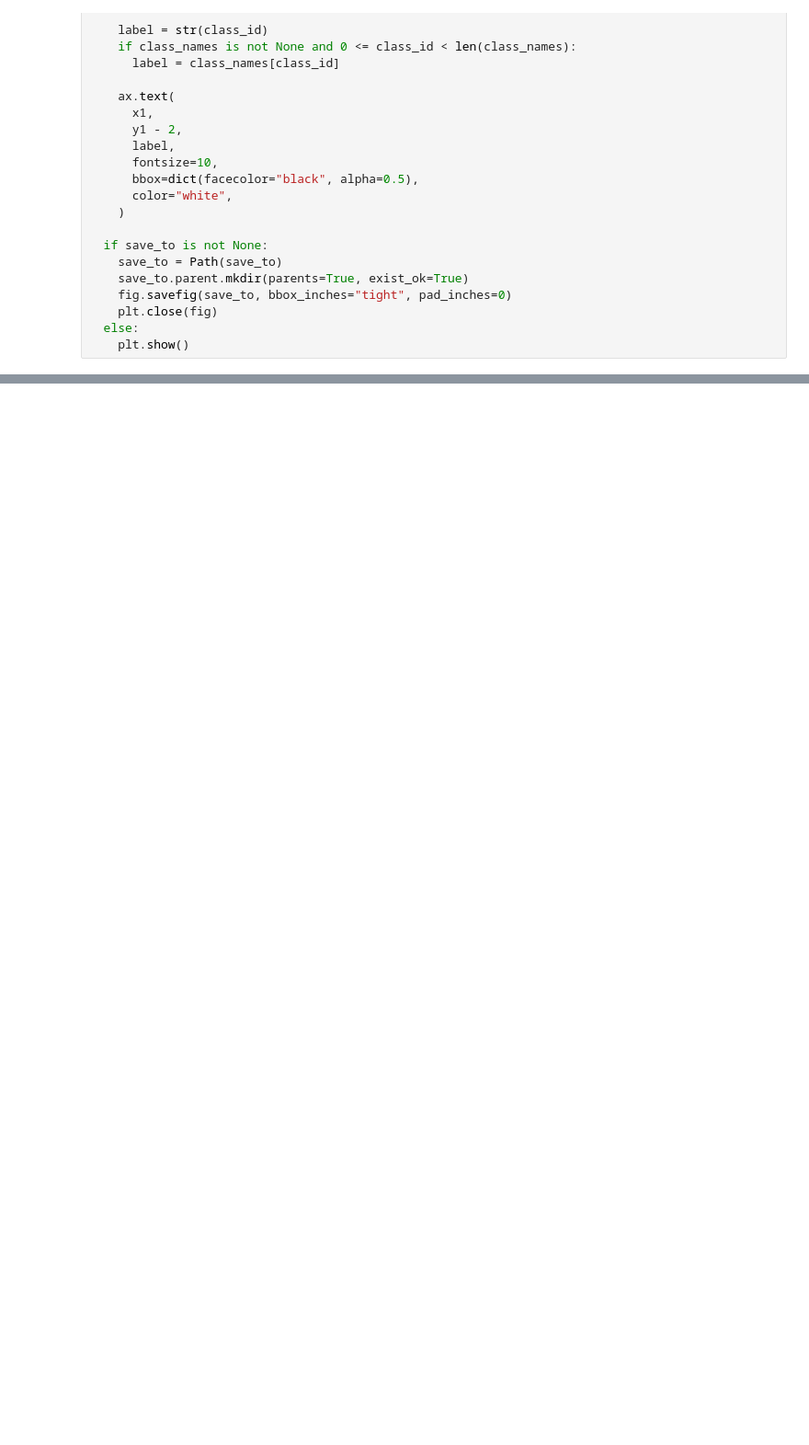
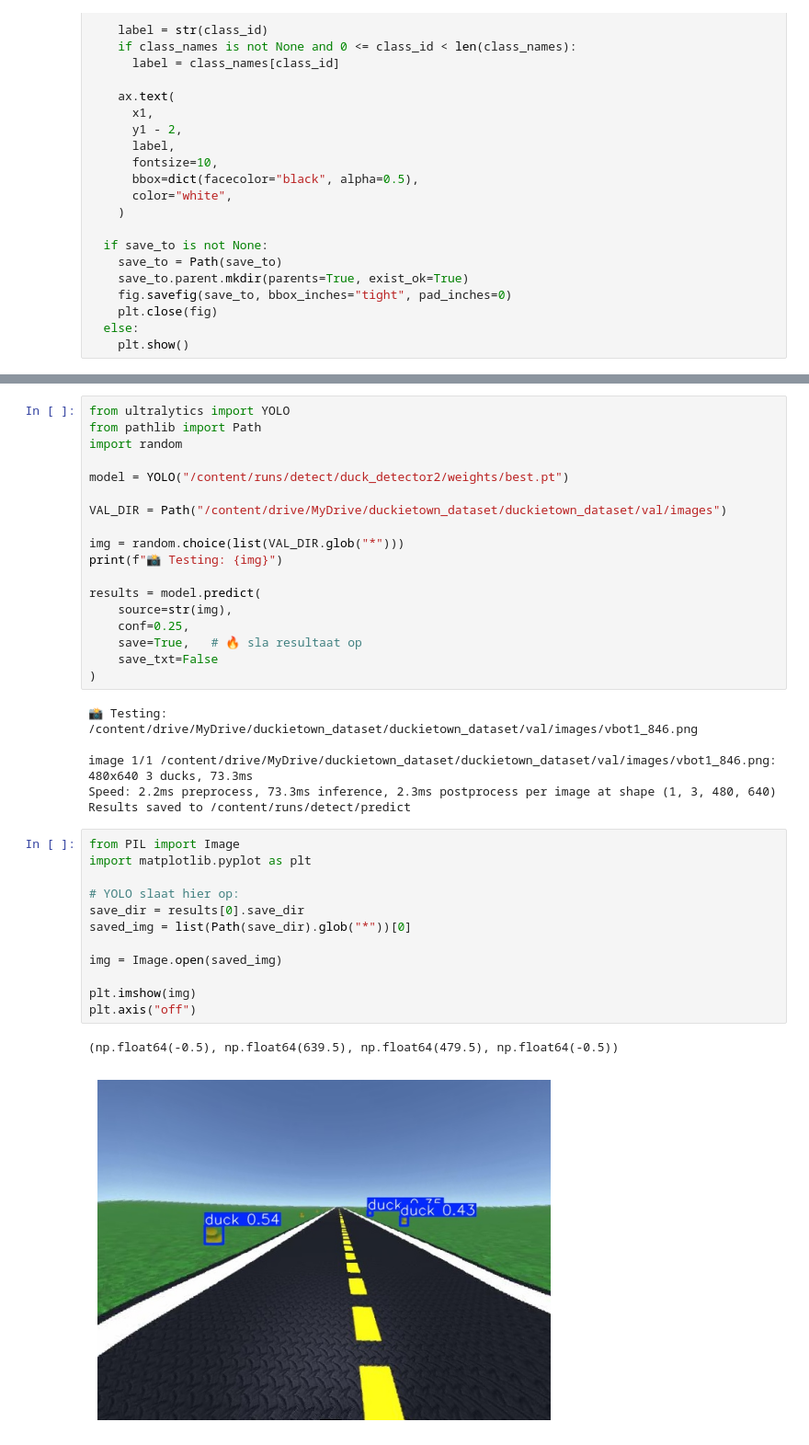
Before and after one commit to Tizianovdzwet/selfdriving_portfolio, a Jupyter notebook: Mainv2.ipynb, the cells around one changed output, grey strips where cells are left out. Shown at 92% size. Drawn from its saved outputs; the diff is of its cells as text; blank space fills up the shorter version.

```diff
--- a/Mainv2.ipynb
+++ b/Mainv2.ipynb
@@ -297,0 +825,39 @@ visualize_labels_for_image(
+# %%
+from ultralytics import YOLO
+from pathlib import Path
+import random
+
+model = YOLO("/content/runs/detect/duck_detector2/weights/best.pt")
+
+VAL_DIR = Path("/content/drive/MyDrive/duckietown_dataset/duckietown_dataset/val/images")
+
+img = random.choice(list(VAL_DIR.glob("*")))
+print(f"📸 Testing: {img}")
+
+results = model.predict(
+    source=str(img),
+    conf=0.25,
+    save=True,   # 🔥 sla resultaat op
+    save_txt=False
+)
+# %% [output]
+📸 Testing: /content/drive/MyDrive/duckietown_dataset/duckietown_dataset/val/images/vbot1_846.png
+
+image 1/1 /content/drive/MyDrive/duckietown_dataset/duckietown_dataset/val/images/vbot1_846.png: 480x640 3 ducks, 73.3ms
+Speed: 2.2ms preprocess, 73.3ms inference, 2.3ms postprocess per image at shape (1, 3, 480, 640)
+Results saved to /content/runs/detect/predict
+# %%
+from PIL import Image
+import matplotlib.pyplot as plt
+
+# YOLO slaat hier op:
+save_dir = results[0].save_dir
+saved_img = list(Path(save_dir).glob("*"))[0]
+
+img = Image.open(saved_img)
+
+plt.imshow(img)
+plt.axis("off")
+# %% [output]
+(np.float64(-0.5), np.float64(639.5), np.float64(479.5), np.float64(-0.5))
+[figure, added]
```
Also changed, not shown: parts of 24 cells of this notebook.
